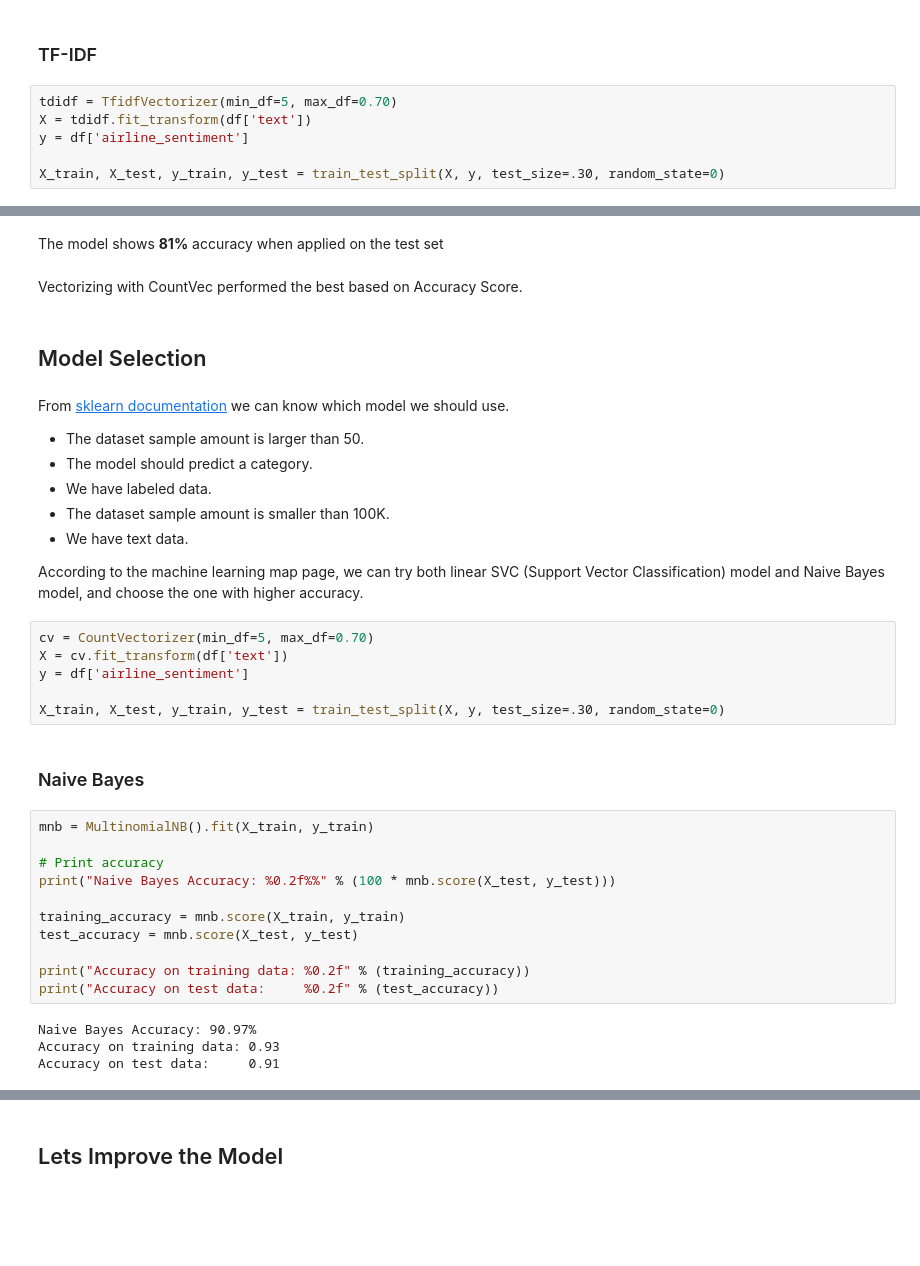
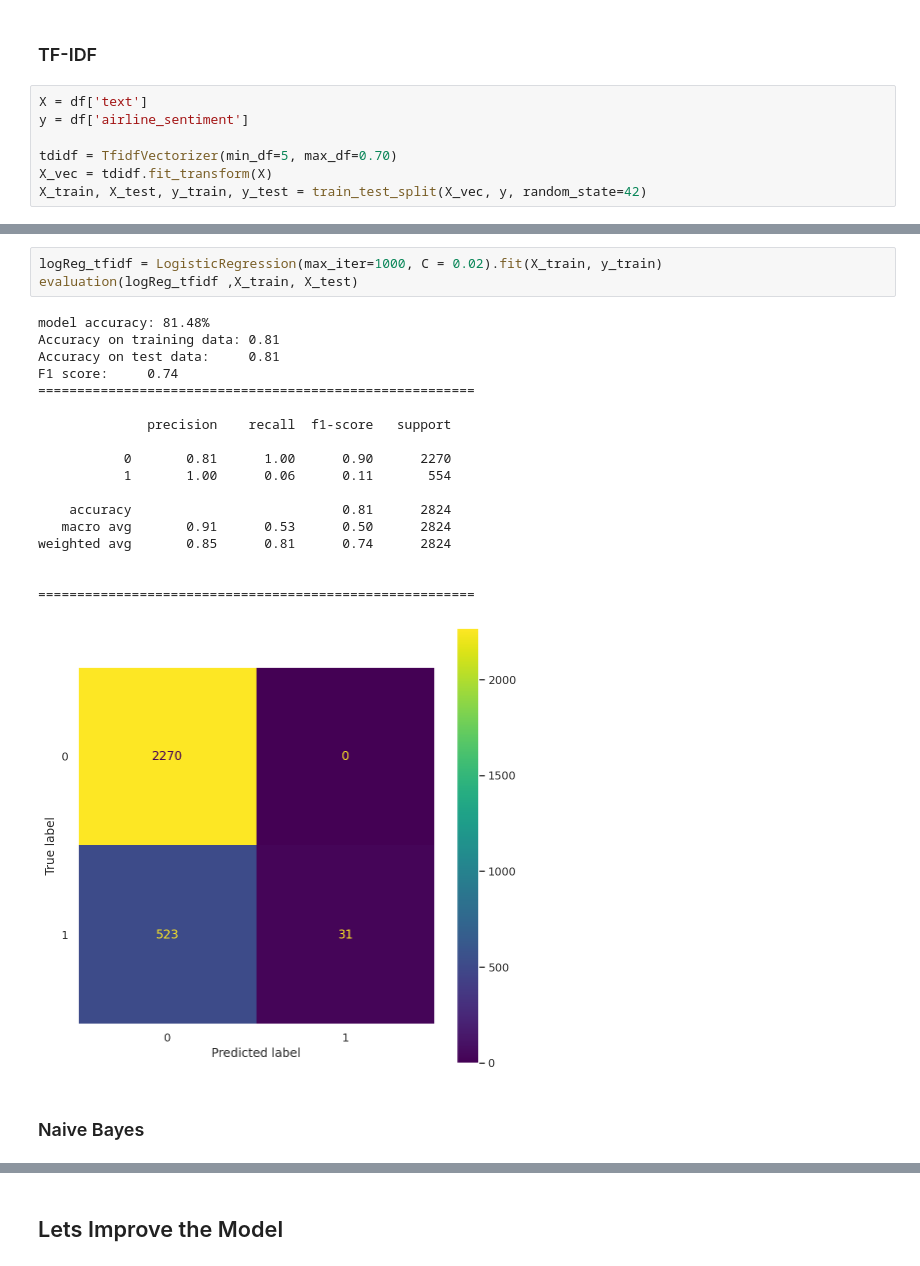
Before and after one commit to jadecebeci/Twitter-Sentiment-Analysis-on-Airlines, a Jupyter notebook: Preprocessing_and_Modeling.ipynb, the cells around one changed output, grey strips where cells are left out. Drawn from its saved outputs; the diff is of its cells as text; blank space fills up the shorter version.

```diff
--- a/Preprocessing_and_Modeling.ipynb
+++ b/Preprocessing_and_Modeling.ipynb
@@ -442,9 +503,10 @@ plt.grid(None)
 # %% [markdown]
 ### TF-IDF
 # %%
-tdidf = TfidfVectorizer(min_df=5, max_df=0.70)
-X = tdidf.fit_transform(df['text'])
+X = df['text']
 y = df['airline_sentiment']
 
-X_train, X_test, y_train, y_test = train_test_split(X, y, test_size=.30, random_state=0)
+tdidf = TfidfVectorizer(min_df=5, max_df=0.70)
+X_vec = tdidf.fit_transform(X)
+X_train, X_test, y_train, y_test = train_test_split(X_vec, y, random_state=42)
 # %% [markdown]
@@ -486,39 +514,24 @@ plt.grid(None)
-# %% [markdown]
-The model shows **81%** accuracy when applied on the test set
-# %% [markdown]
-Vectorizing with CountVec performed the best based on Accuracy Score.
-# %% [markdown]
-## Model Selection
-# %% [markdown]
-From [sklearn documentation](https://scikit-learn.org/stable/tutorial/machine_learning_map/index.html) we can know which model we should use.
-
-- The dataset sample amount is larger than 50.
-- The model should predict a category.
-- We have labeled data.
-- The dataset sample amount is smaller than 100K.
-- We have text data.
-
-According to the machine learning map page, we can try both linear SVC (Support Vector Classification) model and Naive Bayes model, and choose the one with higher accuracy.
-# %%
-cv = CountVectorizer(min_df=5, max_df=0.70)
-X = cv.fit_transform(df['text'])
-y = df['airline_sentiment']
-
-X_train, X_test, y_train, y_test = train_test_split(X, y, test_size=.30, random_state=0)
+# %%
+logReg_tfidf = LogisticRegression(max_iter=1000, C = 0.02).fit(X_train, y_train)
+evaluation(logReg_tfidf ,X_train, X_test)
+# %% [output]
+model accuracy: 81.48%
+Accuracy on training data: 0.81
+Accuracy on test data:     0.81
+F1 score:     0.74
+========================================================
+
+              precision    recall  f1-score   support
+
+           0       0.81      1.00      0.90      2270
+           1       1.00      0.06      0.11       554
+
+    accuracy                           0.81      2824
+   macro avg       0.91      0.53      0.50      2824
+weighted avg       0.85      0.81      0.74      2824
+
+
+========================================================
+[figure, added]
 # %% [markdown]
 ### Naive Bayes
-# %%
-mnb = MultinomialNB().fit(X_train, y_train)
-
-# Print accuracy
-print("Naive Bayes Accuracy: %0.2f%%" % (100 * mnb.score(X_test, y_test)))
-
-training_accuracy = mnb.score(X_train, y_train)
-test_accuracy = mnb.score(X_test, y_test)
-
-print("Accuracy on training data: %0.2f" % (training_accuracy))
-print("Accuracy on test data:     %0.2f" % (test_accuracy))
-# %% [output]
-Naive Bayes Accuracy: 90.97%
-Accuracy on training data: 0.93
-Accuracy on test data:     0.91
```
Also changed, not shown: parts of 57 cells of this notebook.
